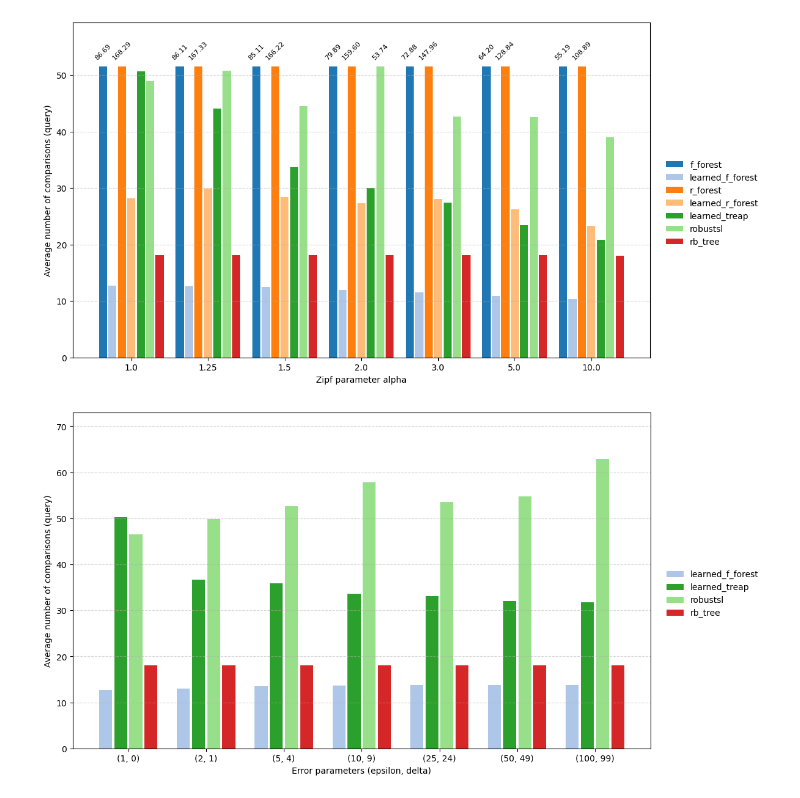
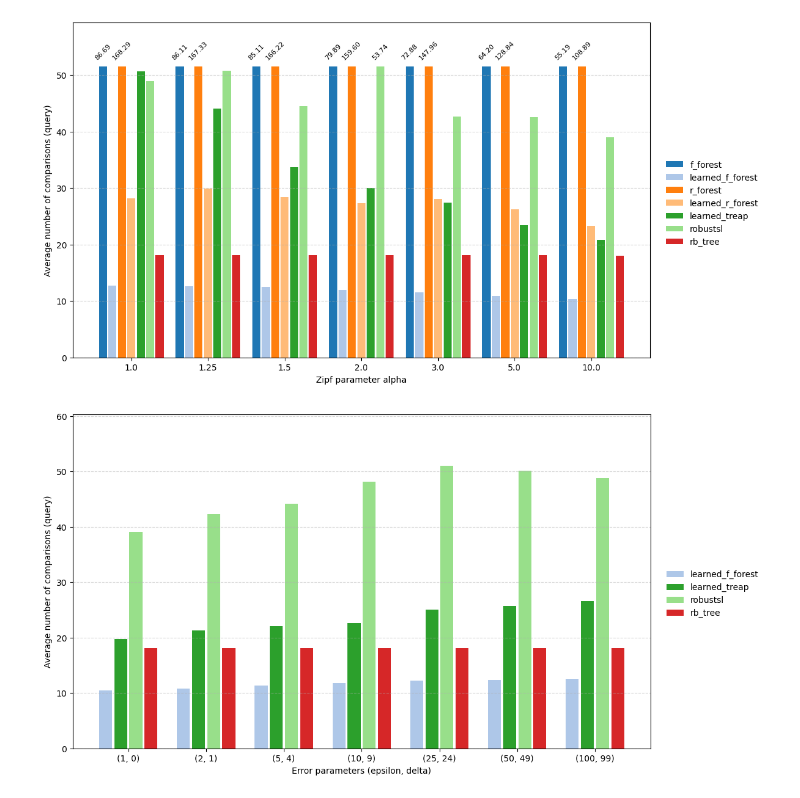
Before and after one commit to Wolfiej-k/search-forests, a Jupyter notebook: experiments.ipynb, the cells around one changed output. Cells and saved outputs as stored; diff of their text form; code cells hidden in the pictures.

Commit message:
changed freq error zipf param

```diff
--- a/experiments.ipynb
+++ b/experiments.ipynb
@@ -161,6 +161,6 @@ def run_freq_error_experiments(num_keys, num_queries, alpha, error_options, gen)
     plot_res(error_options, structures, query_stats, None, x_label, y_label)
 # %%
 error_options = [(1, 0), (2, 1), (5, 4), (10, 9), (25, 24), (50, 49), (100, 99)]
-run_freq_error_experiments(NUM_KEYS, NUM_QUERIES, ZIPF_ALPHA, error_options, GEN)
+run_freq_error_experiments(NUM_KEYS, NUM_QUERIES, 10.0, error_options, GEN)
 # %% [output]
-[figure, old version]
+[figure, new version]
```
